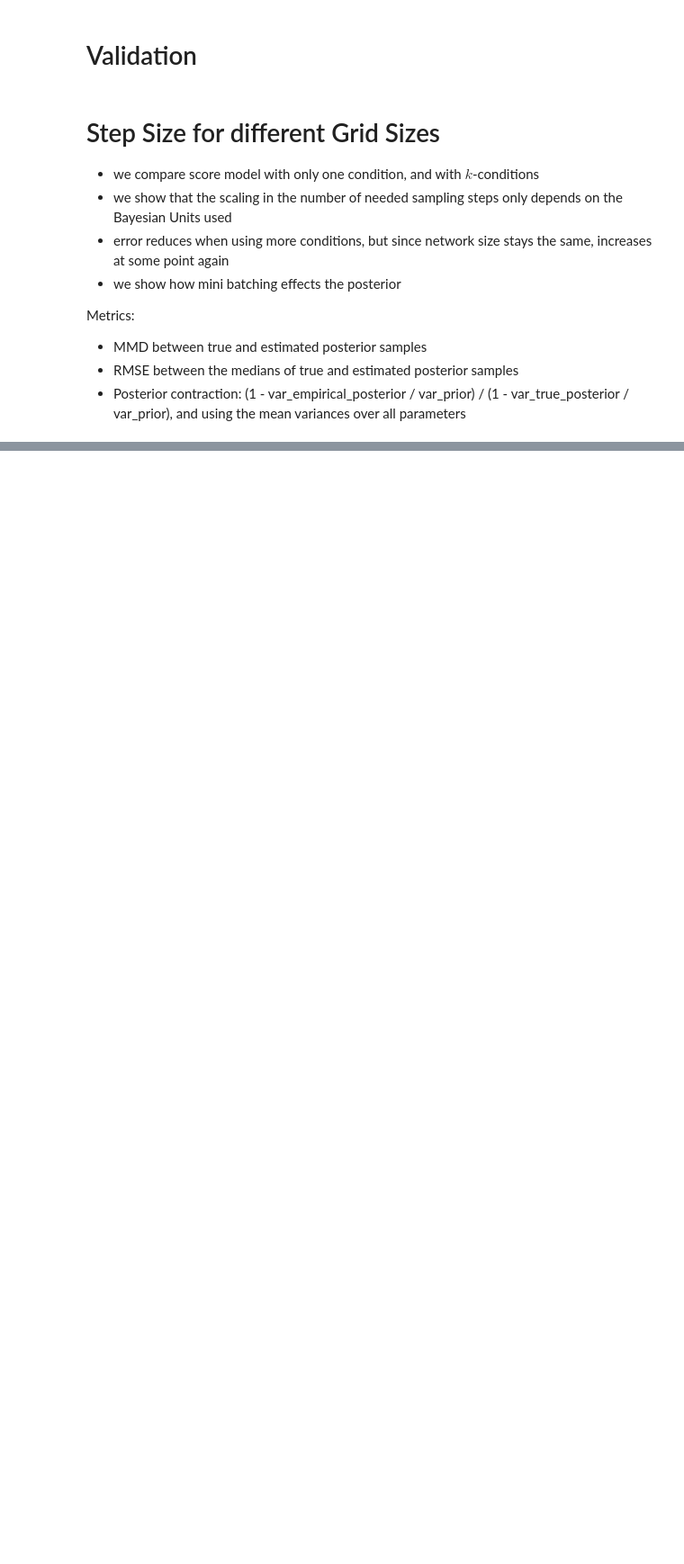
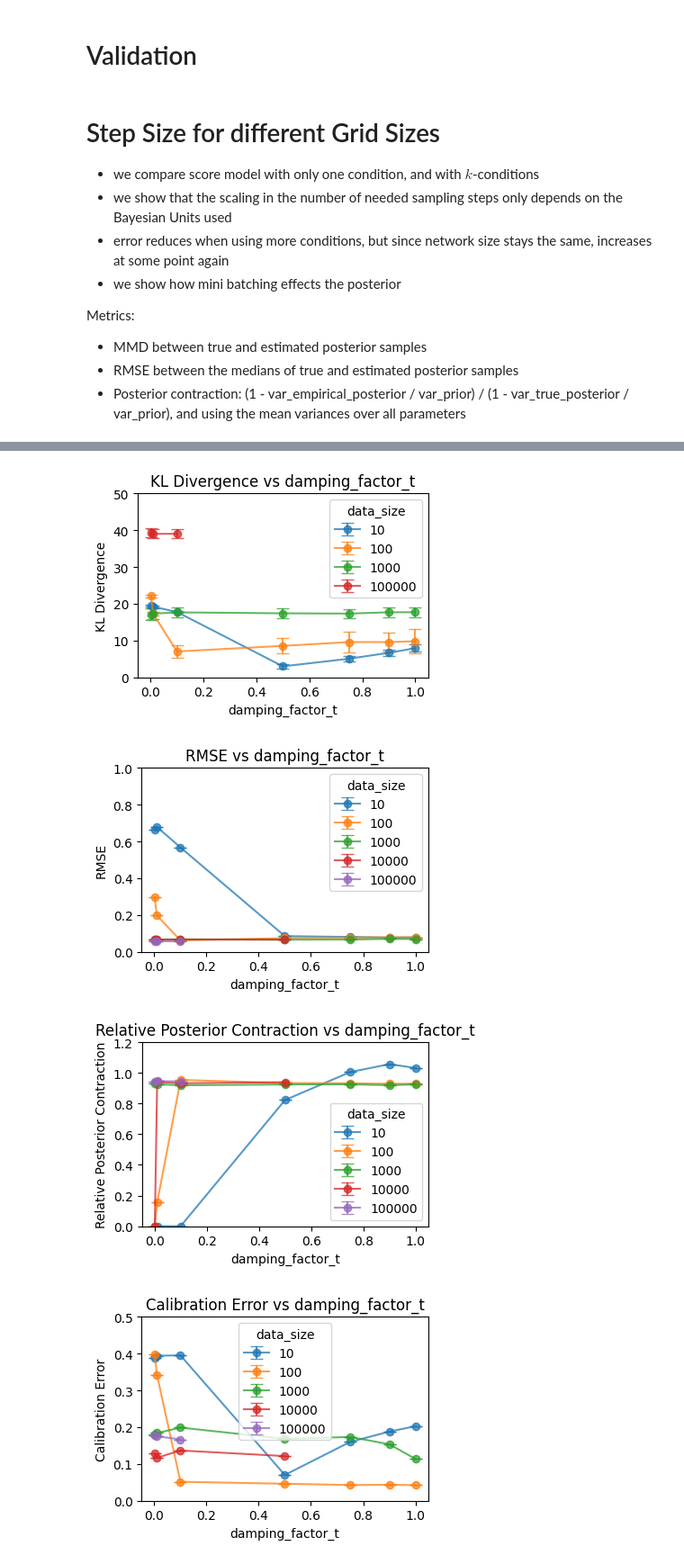
Before and after one commit to bayesflow-org/hierarchical-abi, a Jupyter notebook: gaussian flat score matching.ipynb, the cells around one changed output, grey strips where cells are left out. Shown at 90% size. Saved outputs shown, nothing was run; the diff lists cells and outputs as text; code cells hidden in the pictures; blank space fills up the shorter version.

```diff
--- a/gaussian flat score matching.ipynb
+++ b/gaussian flat score matching.ipynb
@@ -660,36 +688,49 @@ metrics = {
     'kl': 'KL Divergence',
     #'mmd': 'MMD',
     'median_rmse': 'RMSE',
     'rel_contraction': 'Relative Posterior Contraction',
     'c_error': 'Calibration Error'
 }
 
+y_limits = {
+    'kl': (0, 50),
+    'median_rmse': (0, 1),
+    'rel_contraction': (0, 1.2),
+    'c_error': (0, 0.5)
+}
+
 # Identify the unique data sizes (to plot different lines per data size).
 unique_second_variable_of_interest = sorted(df_mb[second_variable_of_interest].unique())
 
 # Create one figure per metric.
 for metric, metric_label in metrics.items():
     plt.figure(figsize=(4, 3), tight_layout=True)
     for ds in unique_second_variable_of_interest:
         # Select the rows for this particular data size.
         df_sub = df_mb[(df_mb[second_variable_of_interest] == ds) & (df_mb['n_steps'] != max_steps)]
         # Group by variable_of_interest size to get mean and std of the metric.
         grouped = df_sub.groupby(variable_of_interest)[metric].agg(['mean', 'std']).reset_index()
-        if not np.isfinite(grouped['mean']).all():
+        if not np.isfinite(grouped['mean']).all() or grouped.empty:
             continue
         plt.errorbar(grouped[variable_of_interest], grouped['mean'], yerr=grouped['std'],
                      marker='o', capsize=5, label=f'{ds}', alpha=0.75)
     plt.xlabel(variable_of_interest)
     plt.ylabel(metric_label)
     plt.title(f'{metric_label} vs {variable_of_interest}')
     plt.legend(title=second_variable_of_interest)
     # Using a logarithmic scale for the x-axis since mini-batch sizes vary widely.
     if variable_of_interest == 'mini_batch':
         plt.xscale('log')
-    if metric == 'rel_contraction':
-        plt.ylim(0, 1.2)
+    #if metric == 'rel_contraction':
+    #    plt.ylim(0, 1.2)
+    plt.ylim(y_limits[metric])
     plt.savefig(f'plots/{score_model.name}/{variable_of_interest}_{metric}.png')
     plt.show()
+# %% [output]
+[figure, added]
+[figure, added]
+[figure, added]
+[figure, added]
 # %%
 if variable_of_interest == 'mini_batch':
     # Figure 1: Full Batch (mini_batch is None) for data_id 0
```
Also changed, not shown: parts of 10 cells of this notebook, 32 other files.
